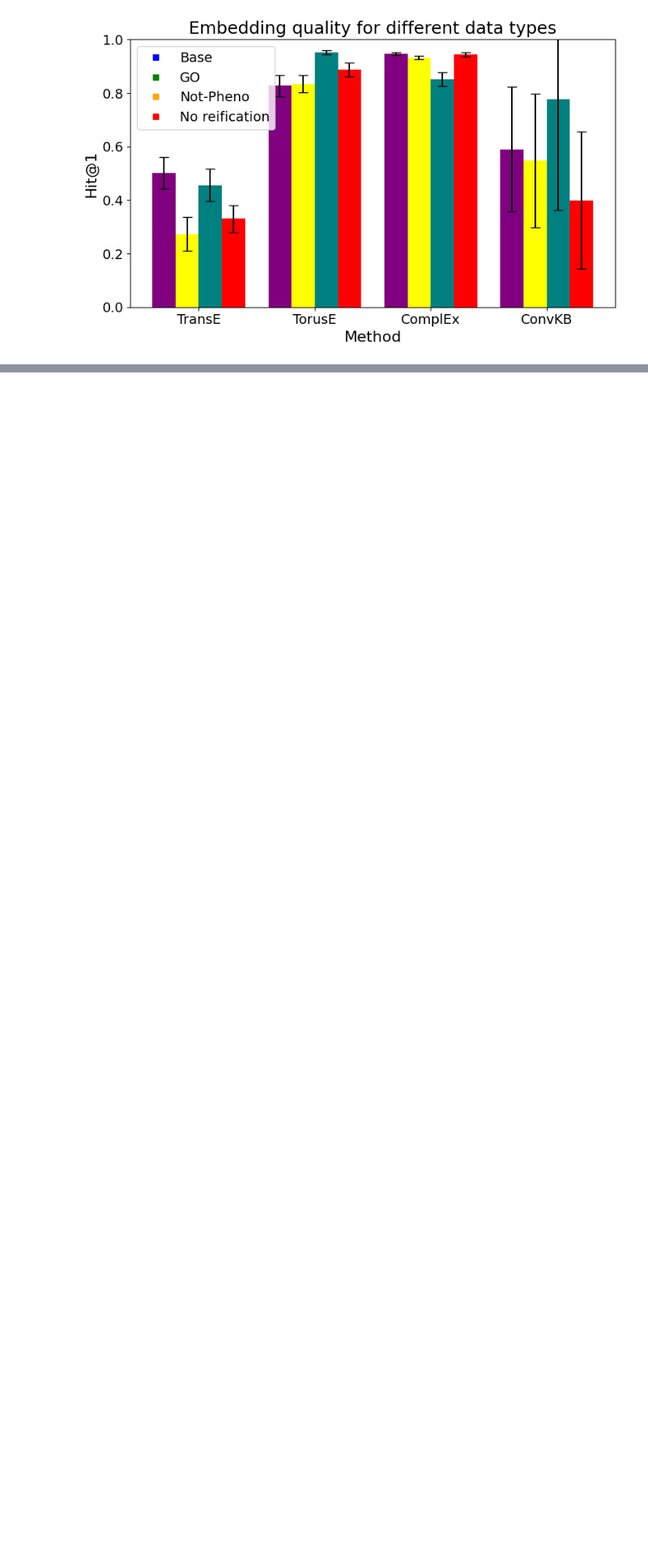
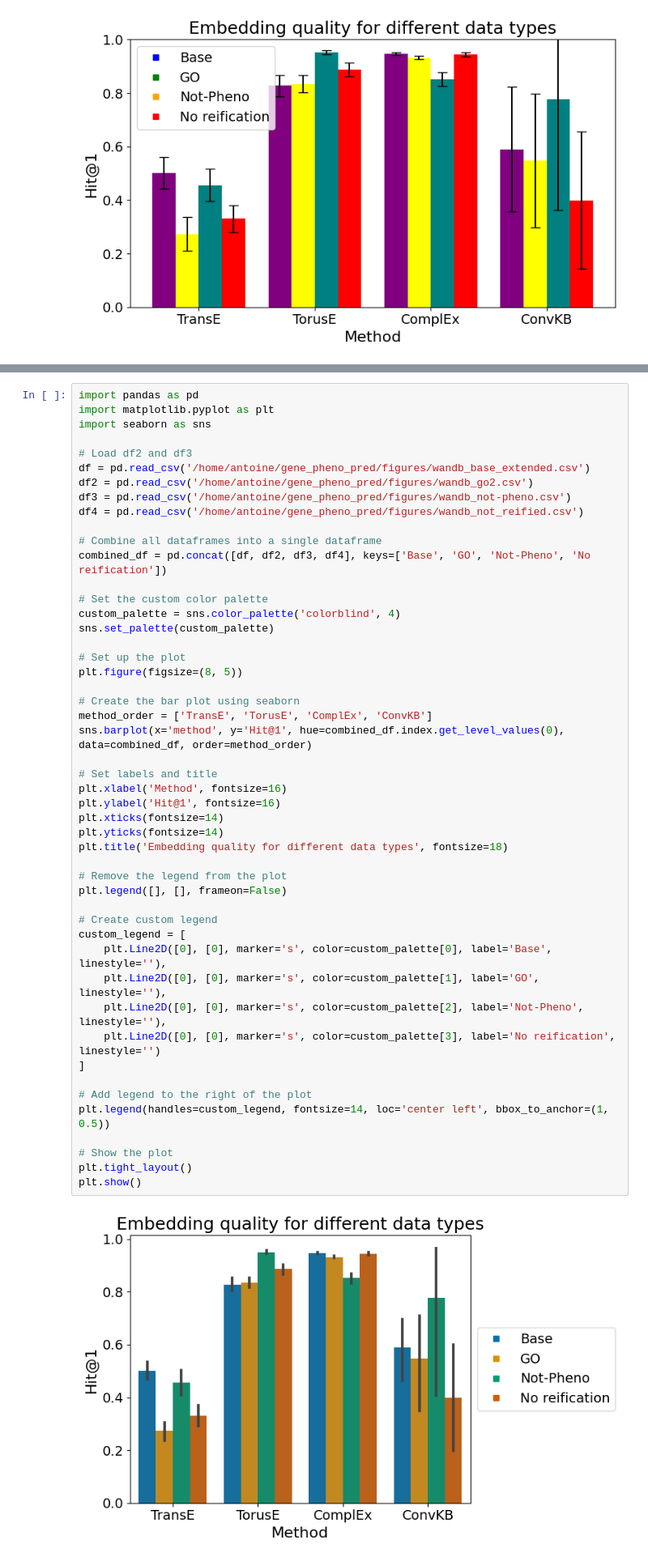
Before and after one commit to atoffano/KGene2Pheno, a Jupyter notebook: figures/fig_dataset_variations.ipynb, the cells around one changed output, grey strips where cells are left out. Shown at 81% size. Saved outputs shown, nothing was run; the diff lists cells and outputs as text; blank space fills up the shorter version.

```diff
--- a/figures/fig_dataset_variations.ipynb
+++ b/figures/fig_dataset_variations.ipynb
@@ -448,0 +449,51 @@ plt.show()
+# %%
+import pandas as pd
+import matplotlib.pyplot as plt
+import seaborn as sns
+
+# Load df2 and df3
+df = pd.read_csv('/home/antoine/gene_pheno_pred/figures/wandb_base_extended.csv')
+df2 = pd.read_csv('/home/antoine/gene_pheno_pred/figures/wandb_go2.csv')
+df3 = pd.read_csv('/home/antoine/gene_pheno_pred/figures/wandb_not-pheno.csv')
+df4 = pd.read_csv('/home/antoine/gene_pheno_pred/figures/wandb_not_reified.csv')
+
+# Combine all dataframes into a single dataframe
+combined_df = pd.concat([df, df2, df3, df4], keys=['Base', 'GO', 'Not-Pheno', 'No reification'])
+
+# Set the custom color palette
+custom_palette = sns.color_palette('colorblind', 4)
+sns.set_palette(custom_palette)
+
+# Set up the plot
+plt.figure(figsize=(8, 5))
+
+# Create the bar plot using seaborn
+method_order = ['TransE', 'TorusE', 'ComplEx', 'ConvKB']
+sns.barplot(x='method', y='Hit@1', hue=combined_df.index.get_level_values(0), data=combined_df, order=method_order)
+
+# Set labels and title
+plt.xlabel('Method', fontsize=16)
+plt.ylabel('Hit@1', fontsize=16)
+plt.xticks(fontsize=14)
+plt.yticks(fontsize=14)
+plt.title('Embedding quality for different data types', fontsize=18)
+
+# Remove the legend from the plot
+plt.legend([], [], frameon=False)
+
+# Create custom legend
+custom_legend = [
+    plt.Line2D([0], [0], marker='s', color=custom_palette[0], label='Base', linestyle=''),
+    plt.Line2D([0], [0], marker='s', color=custom_palette[1], label='GO', linestyle=''),
+    plt.Line2D([0], [0], marker='s', color=custom_palette[2], label='Not-Pheno', linestyle=''),
+    plt.Line2D([0], [0], marker='s', color=custom_palette[3], label='No reification', linestyle='')
+]
+
+# Add legend to the right of the plot
+plt.legend(handles=custom_legend, fontsize=14, loc='center left', bbox_to_anchor=(1, 0.5))
+
+# Show the plot
+plt.tight_layout()
+plt.show()
+# %% [output]
+[figure, added]
```
Also changed, not shown: parts of 2 cells of this notebook, 17 other files.
